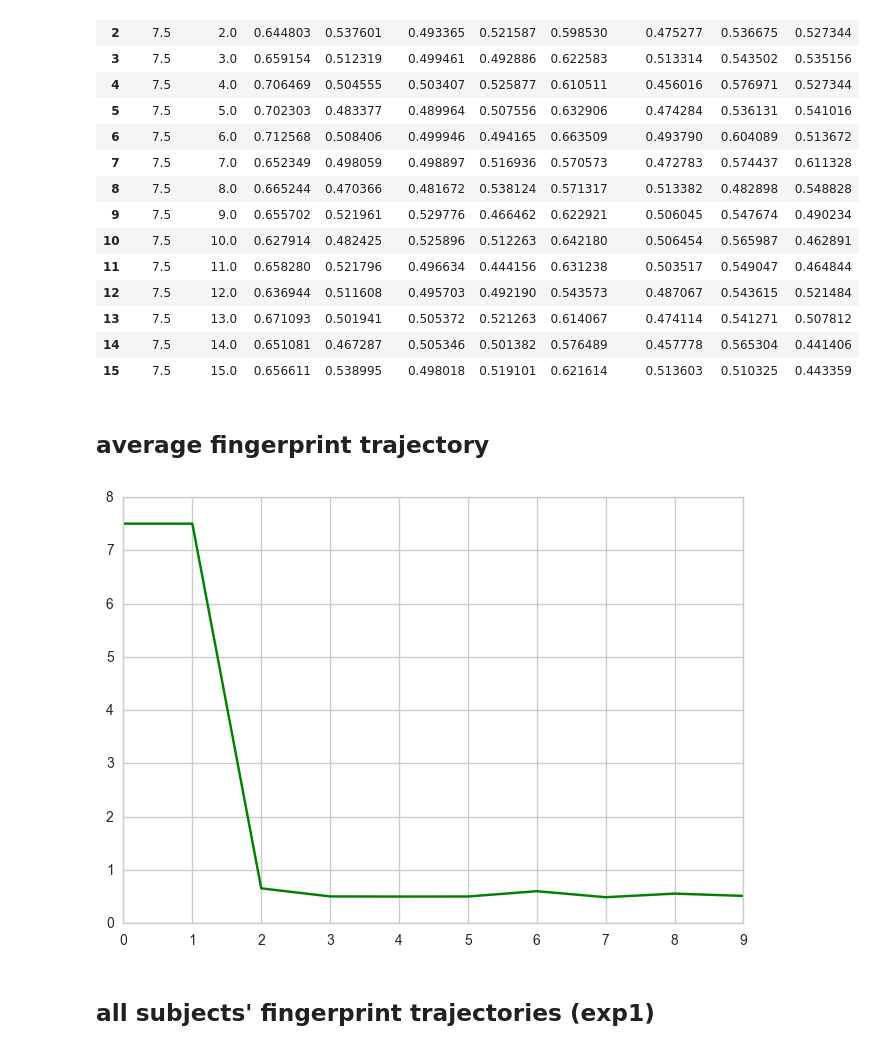
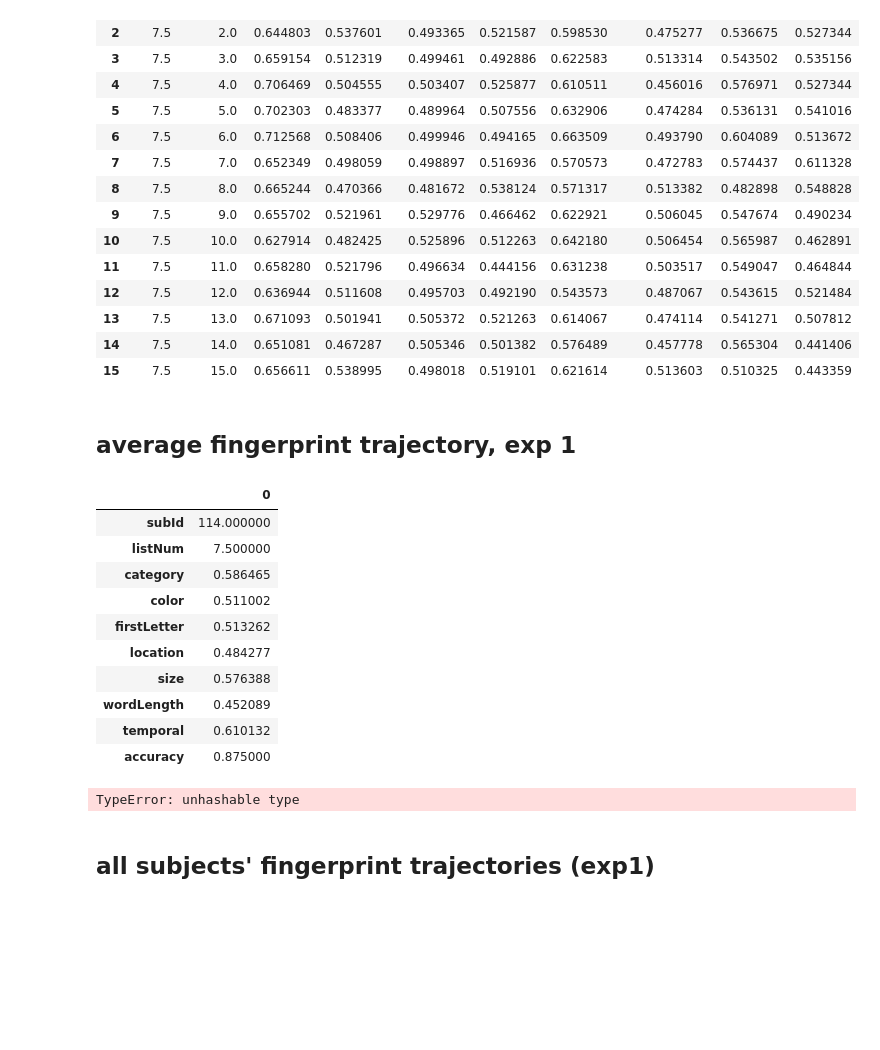
Before and after one commit to ContextLab/FRFR-analyses, a Jupyter notebook: notebooks/FRFR-analyses-1.0-PF.ipynb, the cells around one changed output. Cells and saved outputs as stored; diff of their text form; code cells hidden in the pictures; blank space fills up the shorter version.

```diff
--- a/notebooks/FRFR-analyses-1.0-PF.ipynb
+++ b/notebooks/FRFR-analyses-1.0-PF.ipynb
@@ -667,16 +676,45 @@ exp1listfingerprintsDF
 | 14 | 7.5 | 14.0 | 0.651081 | 0.467287 | 0.505346 | 0.501382 | 0.576489 | 0.457778 | 0.565304 | 0.441406 |
 | 15 | 7.5 | 15.0 | 0.656611 | 0.538995 | 0.498018 | 0.519101 | 0.621614 | 0.513603 | 0.510325 | 0.443359 |
 # %% [markdown]
-<h2>average fingerprint trajectory</h2>
+<h2>average fingerprint trajectory, exp 1</h2>
-# %%
-# hypertools plot of average fingerprint trajectory for exp 1
-# here's Jeremy's instruction for this one: hypertools plot of average fingerprint trajectory for exp1 (each row is a list, each column is a fingerprint dimension)
-import hypertools as hyp
-hyp.plot(avgexp1, color='g')
-
-# plot for average fingerprint trajectory should have S=1, or "1 sample" so it should be in two dimensions, right?
-# %% [output]
-[figure, removed]
+# %%
+avgexp1
+
+# KZ
+# as far as I know, this data structure cannot be passed into hypertools, nor is this the data you want
+# %% [output]
+|  | 0 |
+| subId | 114.000000 |
+| listNum | 7.500000 |
+| category | 0.586465 |
+| color | 0.511002 |
+| firstLetter | 0.513262 |
+| location | 0.484277 |
+| size | 0.576388 |
+| wordLength | 0.452089 |
+| temporal | 0.610132 |
+| accuracy | 0.875000 |
+# %%
+# DESIRED: plot of av. fingerprint traj. for exp1 (rows = lists, cols = fingerprint dims. )
+
+# TO COMPLETE:
+# 1.) remove subID and listNum from exp1listfingerprintsDF
+# 2.) convert exp1listfingerprintsDF into numpy array
+# 3.) pass the numpy array into hypertools
+
+
+import hypertools as hyp
+hyp.plot(avgexp1, color='g')
+
+
+
+# plot for average fingerprint trajectory should have S=1, or "1 sample" so it should be in two dimensions, right?
+
+# KZ - we are treating each fingerprint feature (color, size, word length, etc) as a dimension,
+# thus we are working in a multi-dimensional space. I think it would reduce to 3d by default, but we could also look
+# at 2d plots if you are interested. I suspect Jeremy is expectin 3d, but sometimes 2D looks better in certain cases
+# %% [output]
+TypeError: unhashable type
 # %% [markdown]
 <h2>all subjects' fingerprint trajectories (exp1)</h2>
 # %%
```
Also changed, not shown: parts of 16 cells of this notebook, 4 other files.
